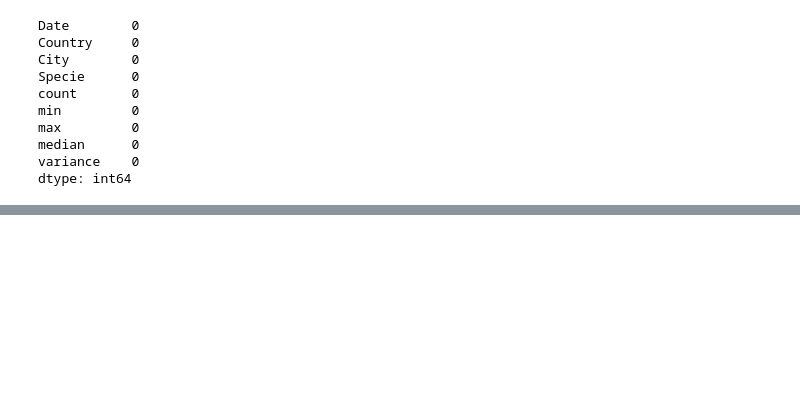
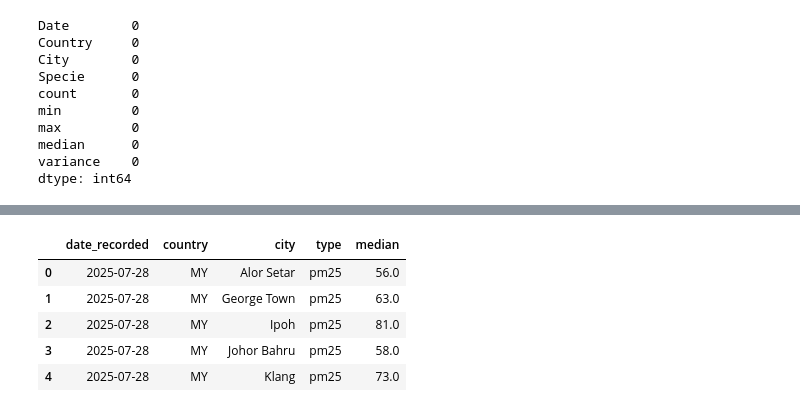
Before and after one commit to muzaffarizamuddin/P166246_Data_Management_Final_Report, a Jupyter notebook: historical_AQI_data_combine.ipynb, the cells around one changed output, grey strips where cells are left out. Cells and saved outputs as stored; diff of their text form; code cells hidden in the pictures; blank space fills up the shorter version.

```diff
--- a/historical_AQI_data_combine.ipynb
+++ b/historical_AQI_data_combine.ipynb
@@ -273,0 +305,16 @@ dtype: int64
+# %%
+# Define the column names since Pig output didnt include header
+column_names = ['date_recorded', 'country', 'city', 'type', 'median']
+
+# Read the CSV
+df = pd.read_csv('pm25_only_pigoutput.csv', names=column_names)
+
+# Display the filtered file that uses Pig to Filter
+df.head()
+# %% [output]
+|  | date_recorded | country | city | type | median |
+| 0 | 2025-07-28 | MY | Alor Setar | pm25 | 56.0 |
+| 1 | 2025-07-28 | MY | George Town | pm25 | 63.0 |
+| 2 | 2025-07-28 | MY | Ipoh | pm25 | 81.0 |
+| 3 | 2025-07-28 | MY | Johor Bahru | pm25 | 58.0 |
+| 4 | 2025-07-28 | MY | Klang | pm25 | 73.0 |
```
Also changed, not shown: parts of 6 cells of this notebook, 6 other files.
